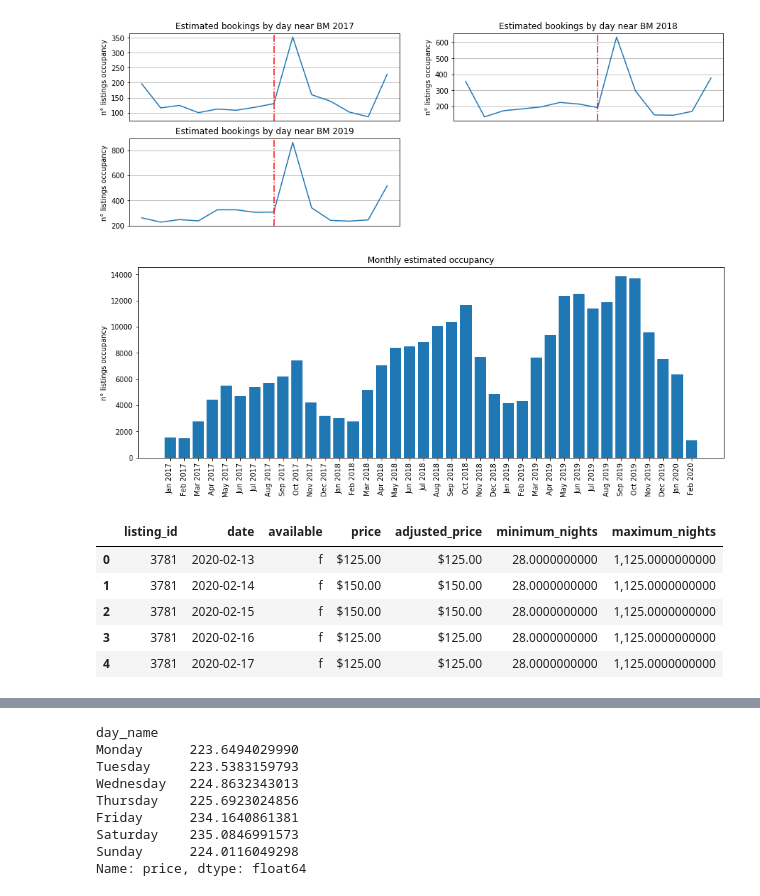
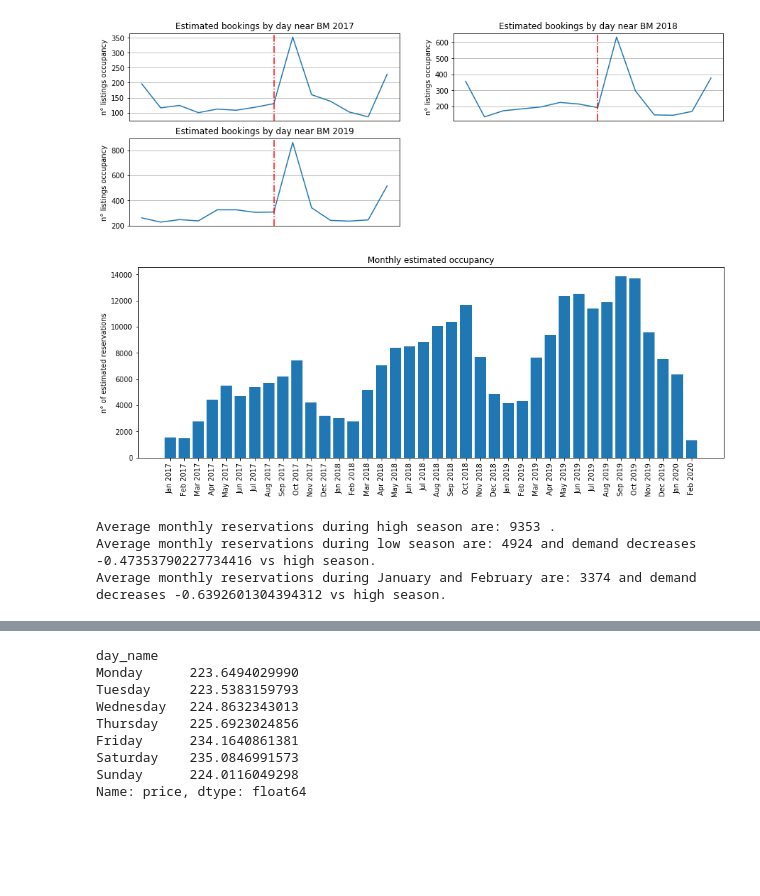
Before and after one commit to rwester90/Airbnb_Listings_Boston, a Jupyter notebook: Airbnb_listings_boston_analysis_final.ipynb, the cells around one changed output, grey strips where cells are left out. Drawn from its saved outputs; the diff is of its cells as text; code cells hidden in the pictures; blank space fills up the shorter version.

```diff
--- a/Airbnb_listings_boston_analysis_final.ipynb
+++ b/Airbnb_listings_boston_analysis_final.ipynb
@@ -196,34 +210,50 @@ plt.show();
 # %% [output]
 [figure]
 # %%
-# Nevertheless we estimate an average delay, it is better to analyse the occupancy at an aggregate level, for example, monthly:
-
-#Historically the occupancy is higher during the Spring and Summer Seasons, being the months between May and October
-#the ones with higher demand.
+#Now that we estimated the average delay we analize the occupancy by month.
+#It is quite obvious that the demand is higher during the warmer months during Spring and Summer, but the question is:
+#how much rise demand during that period?
+#By plotting the estimated demand by month from the previous 3 years, it can be seen that months between May and October
+#are the most demanded.
 #After October the demands falls through Autumm achieving its lower value during the
 #hardest part of winter (January and February)
+
 review_new.index = review_new['date']
 review_monthly=review_new.resample('M').sum()
 
 plt.figure(figsize=(15, 5))
 x_ticks=pd.DataFrame(data=review_monthly.index)
 x_ticks['date']=x_ticks['date'].dt.strftime("%b %Y")
 x_pos = np.arange(len(x_ticks))
 
 plt.bar(x_pos, review_monthly['id'],align='center')
 plt.xticks(x_pos, x_ticks['date'],rotation=90)
 plt.title('Monthly estimated occupancy')
-plt.ylabel('n° listings occupancy')
+plt.ylabel('n° of estimated reservations')
+plt.savefig('boston_monthly_occupancy.png')
 plt.show();
+
+review_monthly['month_name']=review_monthly.index.strftime("%b")
+high_season=['May','Jun','Jul','Aug','Sep','Oct']
+low_season=['Nov','Dec','Jan','Feb','Mar','Apr']
+lowest_season=['Jan','Feb']
+
+higher_demand=[review_monthly.iloc[i][0] for i in range(review_monthly.shape[0]) if review_monthly.iloc[i][1] in high_season]
+lower_demand=[review_monthly.iloc[i][0] for i in range(review_monthly.shape[0]) if review_monthly.iloc[i][1] in low_season]
+lowest_demand=[review_monthly.iloc[i][0] for i in range(review_monthly.shape[0]) if review_monthly.iloc[i][1] in lowest_season]
+#we exclude partially data from february 2020
+lowest_demand=lowest_demand[0:-1]
+
+avg_high=statistics.mean(higher_demand)
+avg_low=statistics.mean(lower_demand)
+avg_lowest=statistics.mean(lowest_demand)
+
+print('Average monthly reservations during high season are:', avg_high, '.')
+print('Average monthly reservations during low season are:', avg_low, 'and demand decreases',(avg_low-avg_high)/avg_high, 'vs high season.')
+print('Average monthly reservations during January and February are:', avg_lowest, 'and demand decreases',(avg_lowest-avg_high)/avg_high, 'vs high season.')
 # %% [output]
-[figure, old version]
+[figure, new version]
+Average monthly reservations during high season are: 9353 .
+Average monthly reservations during low season are: 4924 and demand decreases -0.47353790227734416 vs high season.
+Average monthly reservations during January and February are: 3374 and demand decreases -0.6392601304394312 vs high season.
-# %%
-calendar.head()
-# %% [output]
-|  | listing_id | date | available | price | adjusted_price | minimum_nights | maximum_nights |
-| 0 | 3781 | 2020-02-13 | f | $125.00 | $125.00 | 28.0000000000 | 1,125.0000000000 |
-| 1 | 3781 | 2020-02-14 | f | $150.00 | $150.00 | 28.0000000000 | 1,125.0000000000 |
-| 2 | 3781 | 2020-02-15 | f | $150.00 | $150.00 | 28.0000000000 | 1,125.0000000000 |
-| 3 | 3781 | 2020-02-16 | f | $125.00 | $125.00 | 28.0000000000 | 1,125.0000000000 |
-| 4 | 3781 | 2020-02-17 | f | $125.00 | $125.00 | 28.0000000000 | 1,125.0000000000 |
 # %%
```
Also changed, not shown: parts of 9 cells of this notebook.
